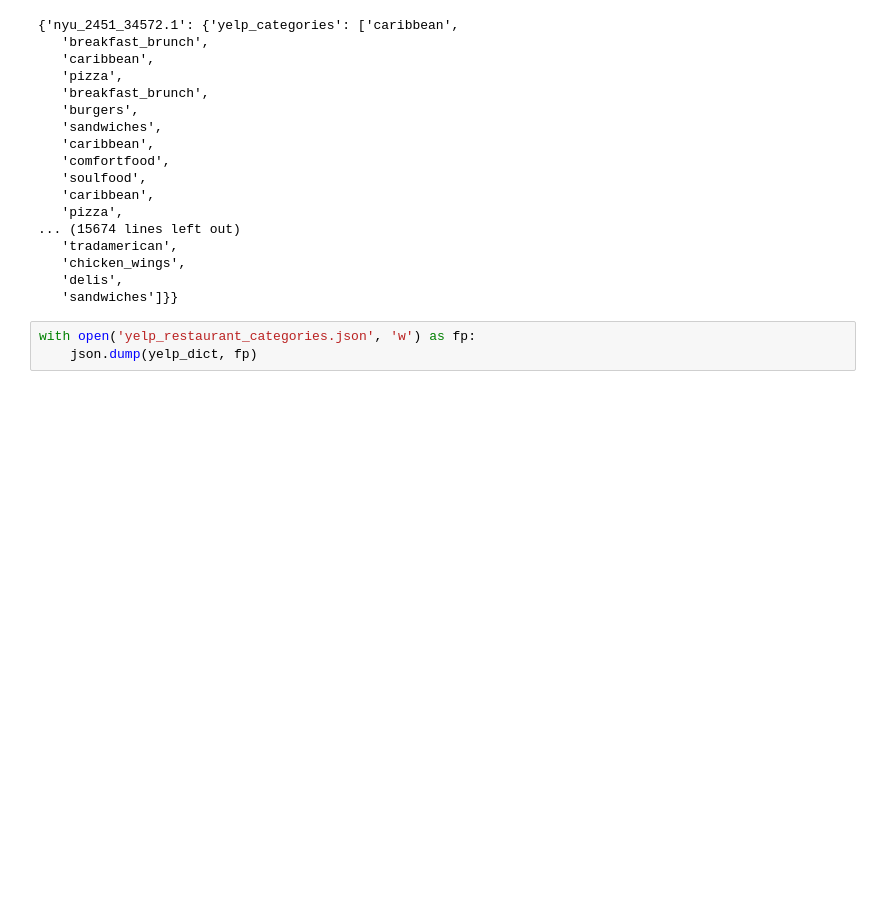
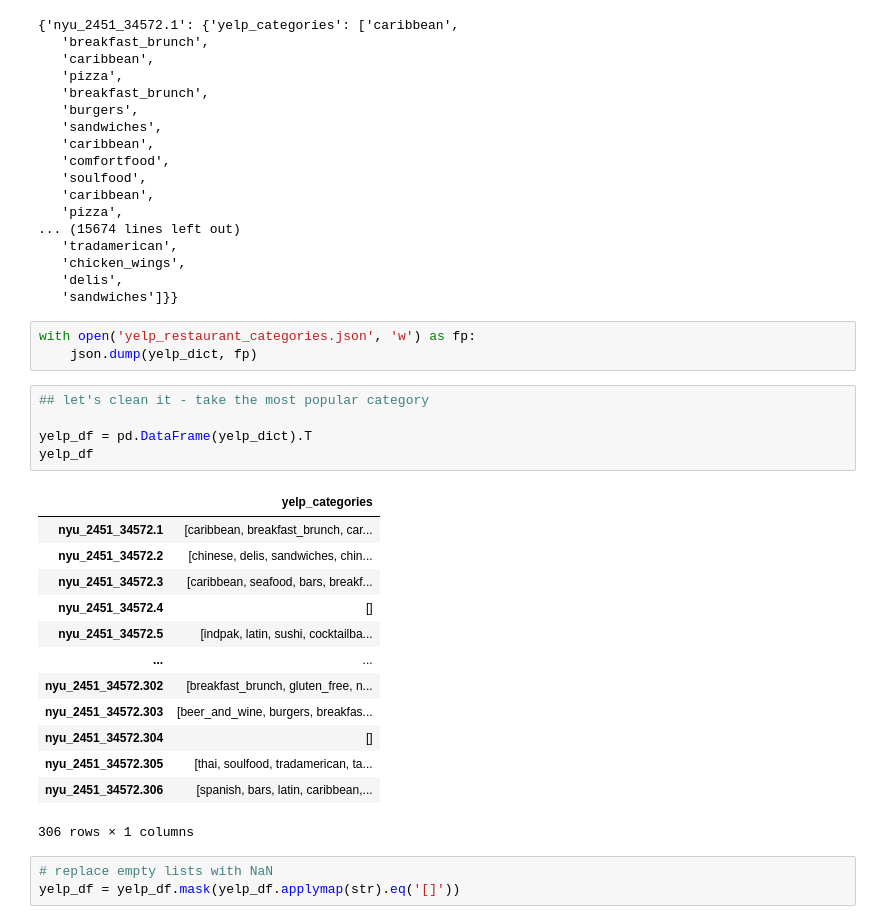
Before and after one commit to ktamkee/NYC_midterm_project, a Jupyter notebook: src/yelp-working.ipynb, the cells around one changed output. Cells and saved outputs as stored; diff of their text form; blank space fills up the shorter version.

```diff
--- a/src/yelp-working.ipynb
+++ b/src/yelp-working.ipynb
@@ -117,3 +119,25 @@ yelp_dict
 # %%
 with open('yelp_restaurant_categories.json', 'w') as fp:
     json.dump(yelp_dict, fp)
+# %%
+## let's clean it - take the most popular category
+
+yelp_df = pd.DataFrame(yelp_dict).T
+yelp_df
+# %% [output]
+|  | yelp_categories |
+| nyu_2451_34572.1 | [caribbean, breakfast_brunch, car... |
+| nyu_2451_34572.2 | [chinese, delis, sandwiches, chin... |
+| nyu_2451_34572.3 | [caribbean, seafood, bars, breakf... |
+| nyu_2451_34572.4 | [] |
+| nyu_2451_34572.5 | [indpak, latin, sushi, cocktailba... |
+| ... | ... |
+| nyu_2451_34572.302 | [breakfast_brunch, gluten_free, n... |
+| nyu_2451_34572.303 | [beer_and_wine, burgers, breakfas... |
+| nyu_2451_34572.304 | [] |
+| nyu_2451_34572.305 | [thai, soulfood, tradamerican, ta... |
+| nyu_2451_34572.306 | [spanish, bars, latin, caribbean,... |
+306 rows × 1 columns
+# %%
+# replace empty lists with NaN
+yelp_df = yelp_df.mask(yelp_df.applymap(str).eq('[]'))
```
Also changed, not shown: parts of 13 cells of this notebook, 4 other files.
